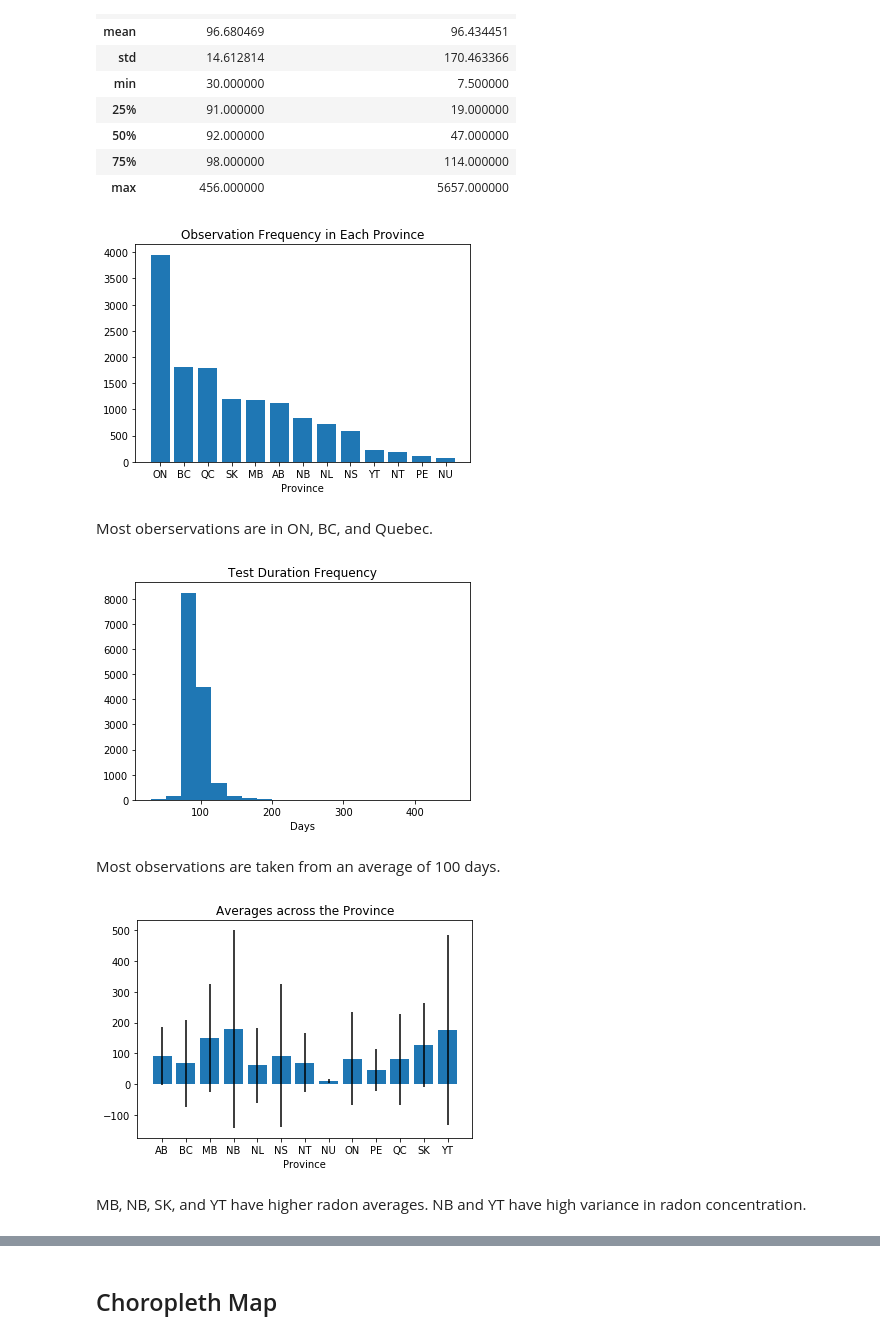
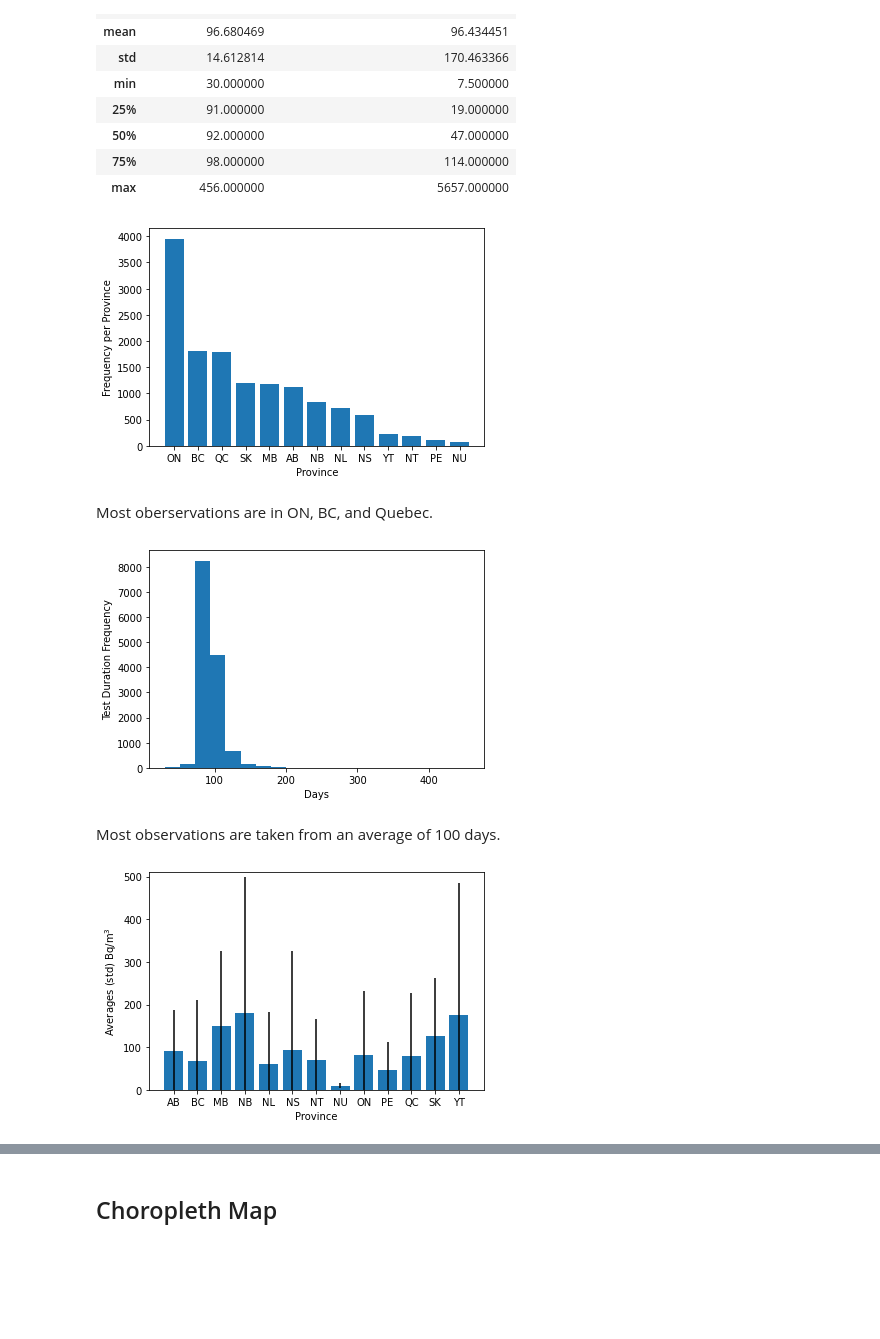
Before and after one commit to jjzhuwu/Radon-Concentration, a Jupyter notebook: Radon Concentration.ipynb, the cells around one changed output, grey strips where cells are left out. Saved outputs shown, nothing was run; the diff lists cells and outputs as text; code cells hidden in the pictures; blank space fills up the shorter version.

```diff
--- a/Radon Concentration.ipynb
+++ b/Radon Concentration.ipynb
@@ -155,21 +155,23 @@ import matplotlib.pyplot as plt
 # %%
 province = dfs['ProvinceTerritory'].value_counts()
 plt.bar(province.index, province.values)
 plt.xlabel("Province")
-plt.title("Observation Frequency in Each Province")
+plt.ylabel("Frequency per Province")
+plt.savefig("figures/FreqProv.png", dpi=400)
 plt.show()
 # %% [output]
-[figure, old version]
+[figure, new version]
 # %% [markdown]
 Most oberservations are in ON, BC, and Quebec.
 # %%
 plt.clf()
 plt.hist(dfs['TestDurationInDays'], bins=20)
-plt.title("Test Duration Frequency")
 plt.xlabel("Days")
+plt.ylabel("Test Duration Frequency")
+plt.savefig("figures/TestDuration.png", dpi=400)
 plt.show()
 # %% [output]
-[figure, old version]
+[figure, new version]
 # %% [markdown]
 Most observations are taken from an average of 100 days.
 # %%
@@ -179,10 +181,10 @@ Most observations are taken from an average of 100 days.
 average_concentration = dfs.groupby(['ProvinceTerritory'])['AverageRadonConcentrationInBqPerM3'].mean()
 std_concentration =  dfs.groupby(['ProvinceTerritory'])['AverageRadonConcentrationInBqPerM3'].std()
 plt.bar(average_concentration.index, average_concentration.values, yerr=std_concentration)
-plt.title("Averages across the Province")
 plt.xlabel("Province")
+plt.ylabel("Averages (std) Bq/m$^3$")
+plt.ylim(0, 510)
+plt.savefig("figures/AvgStdProv.png", dpi=400)
 plt.show()
 # %% [output]
-[figure, old version]
+[figure, new version]
-# %% [markdown]
-MB, NB, SK, and YT have higher radon averages. NB and YT have high variance in radon concentration.
```
Also changed, not shown: parts of 6 cells of this notebook, 8 other files.
